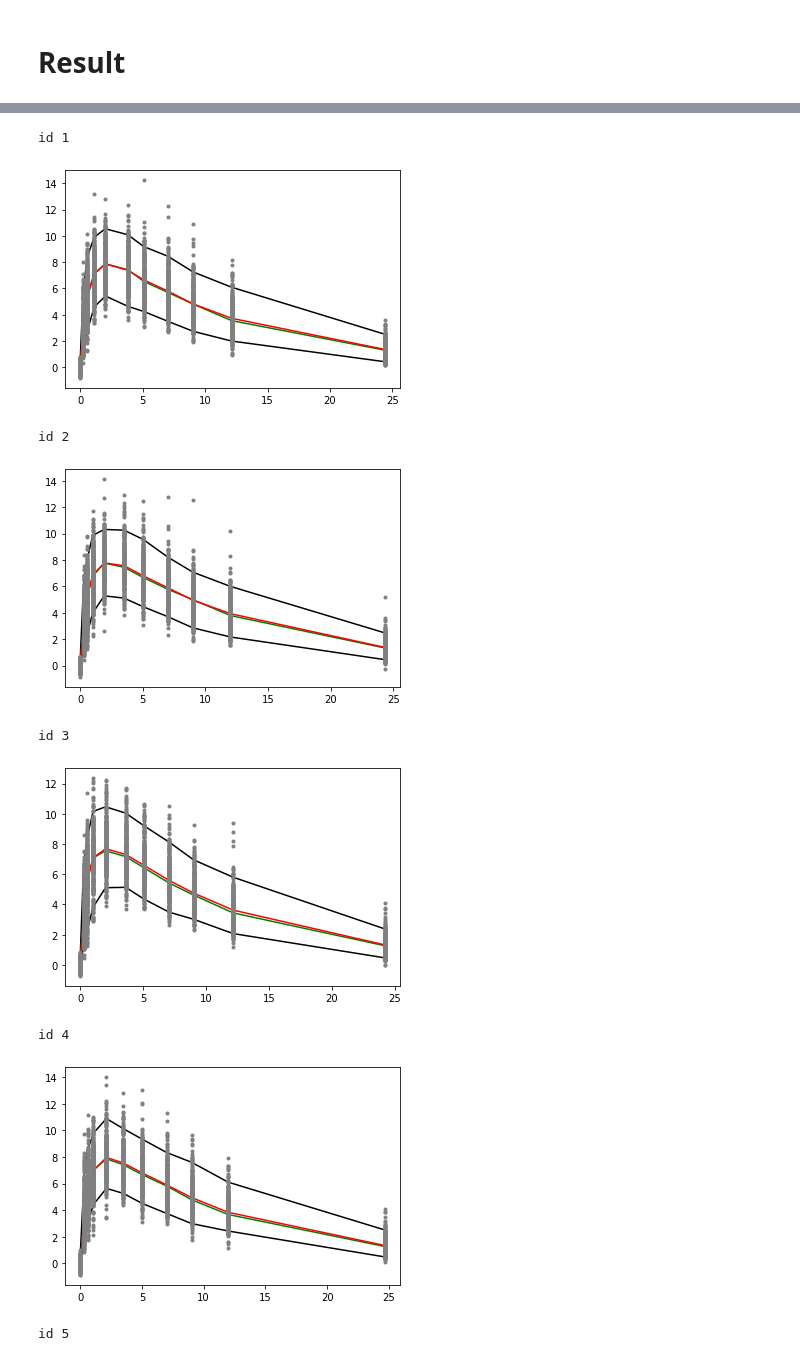
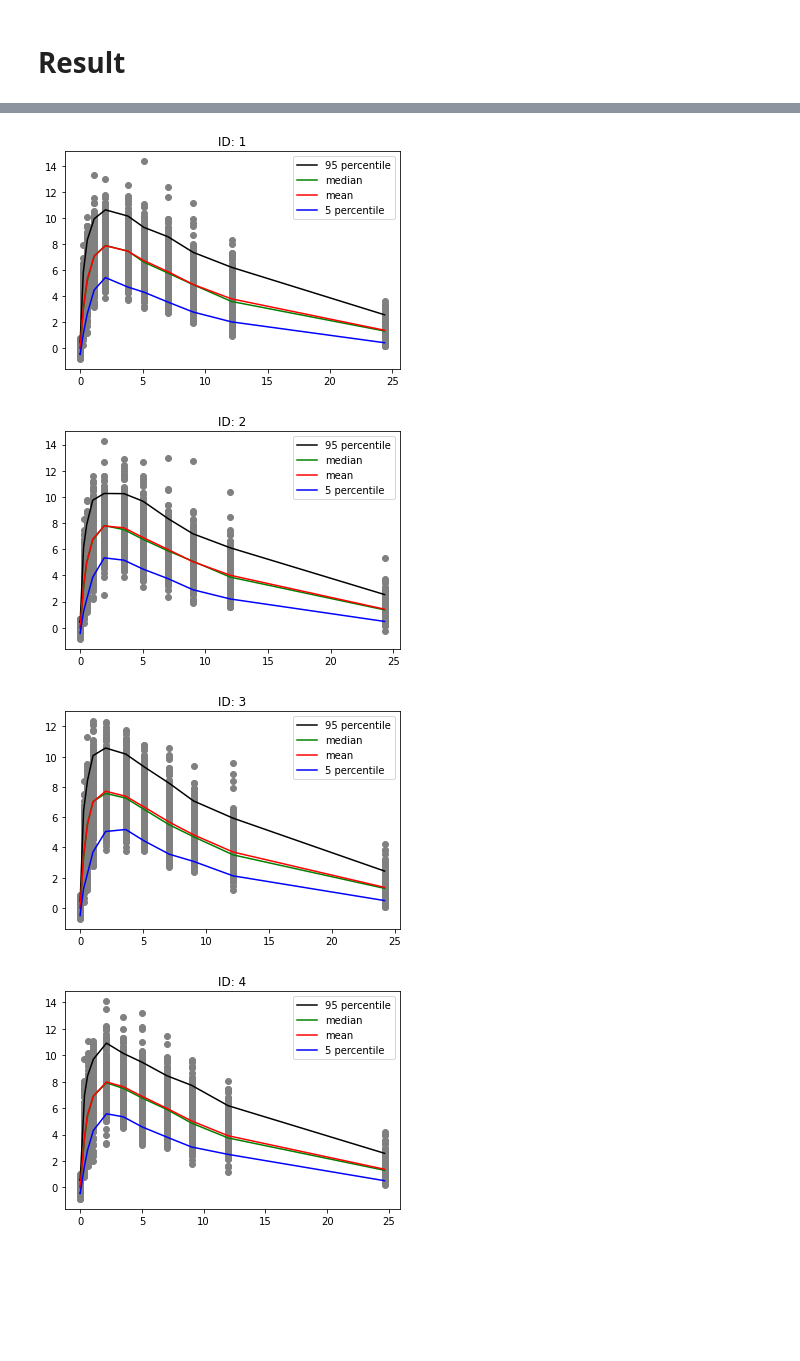
Before and after one commit to swgoo/torchpm, a Jupyter notebook: examples/example.ipynb, the cells around one changed output, grey strips where cells are left out. Saved outputs shown, nothing was run; the diff lists cells and outputs as text; code cells hidden in the pictures; blank space fills up the shorter version.

```diff
--- a/examples/example.ipynb
+++ b/examples/example.ipynb
@@ -66,5 +66,5 @@ model = models.FOCEInter(dataset=dataset,
                         output_column_names=['ID', 'TIME', 'AMT', 'k_a', 'v', 'k_e'],)
 
 model = model.to(device)
-model.fit_population(learning_rate = 1, tolerance_grad = 1e-3, tolerance_change= 1e-3)
+model = model.fit_population(learning_rate = 1, tolerance_grad = 1e-3, tolerance_change= 1e-3)
 # %% [output]
@@ -107,11 +90,12 @@ FOCEInter(
 # %%
 eval_result = model.descale().evaluate()
 
-print('time-pred and cwres')
 fig1 = plt.figure()
 ax1 = fig1.add_subplot(1, 1, 1)
+ax1.set_title('time-pred')
 fig2 = plt.figure()
 ax2 = fig2.add_subplot(1, 1, 1)
+ax2.set_title('cwres')
 for id, v in eval_result.items() :
     time = v['time'].to('cpu')
     y_pred = v['pred'].detach().to('cpu').numpy()
@@ -126,0 +110,6 @@ time-pred and cwres
+# %%
+for id, values in eval_result.items():
+    print('====================================',
+        '\n id:', id)
+    for key, value in values.items():
+        print(key, " : ", value)
@@ -194,35 +185,28 @@ sigma.parameter_values.1
 # %%
-tc.manual_seed(42)
-simulation_result = model.simulate(dataset, 300)
-
 for id, values in simulation_result.items() :
     fig = plt.figure()
     ax = fig.add_subplot(1, 1, 1)
-    print('id', id)
+    ax.set_title('ID: '+ id)
     time_data : tc.Tensor = values['time'].to('cpu')
 
     preds : List[tc.Tensor] = values['preds']
     preds_tensor = tc.stack(preds).to('cpu')
     p95 = np.percentile(preds_tensor, 95, 0)
     p50 = np.percentile(preds_tensor, 50, 0)
     average = np.average(preds_tensor, 0)
     p5 = np.percentile(preds_tensor, 5, 0)
 
-    ax.plot(time_data, p95, color="black")
-    ax.plot(time_data, p50, color="green")
-    ax.plot(time_data, average, color="red")
-    ax.plot(time_data, p5, color="black")
+    ax.plot(time_data, p95, color="black", label='95 percentile')
+    ax.plot(time_data, p50, color="green", label='median')
+    ax.plot(time_data, average, color="red", label='mean')
+    ax.plot(time_data, p5, color="Blue", label ='5 percentile')
 
     for y_pred in values['preds'] :
-        ax.plot(time_data, y_pred.detach().to('cpu'), marker='.', linestyle='', color='gray')
+        ax.scatter(time_data, y_pred.detach().to('cpu'), color='gray')
+    plt.legend(loc='upper right')
     plt.show()
 # %% [output]
-id 1
-[figure, old version]
+[figure, new version]
-id 2
-[figure, old version]
+[figure, new version]
-id 3
-[figure, old version]
+[figure, new version]
-id 4
-[figure, old version]
+[figure, new version]
-id 5
```
Also changed, not shown: parts of 9 cells of this notebook.
